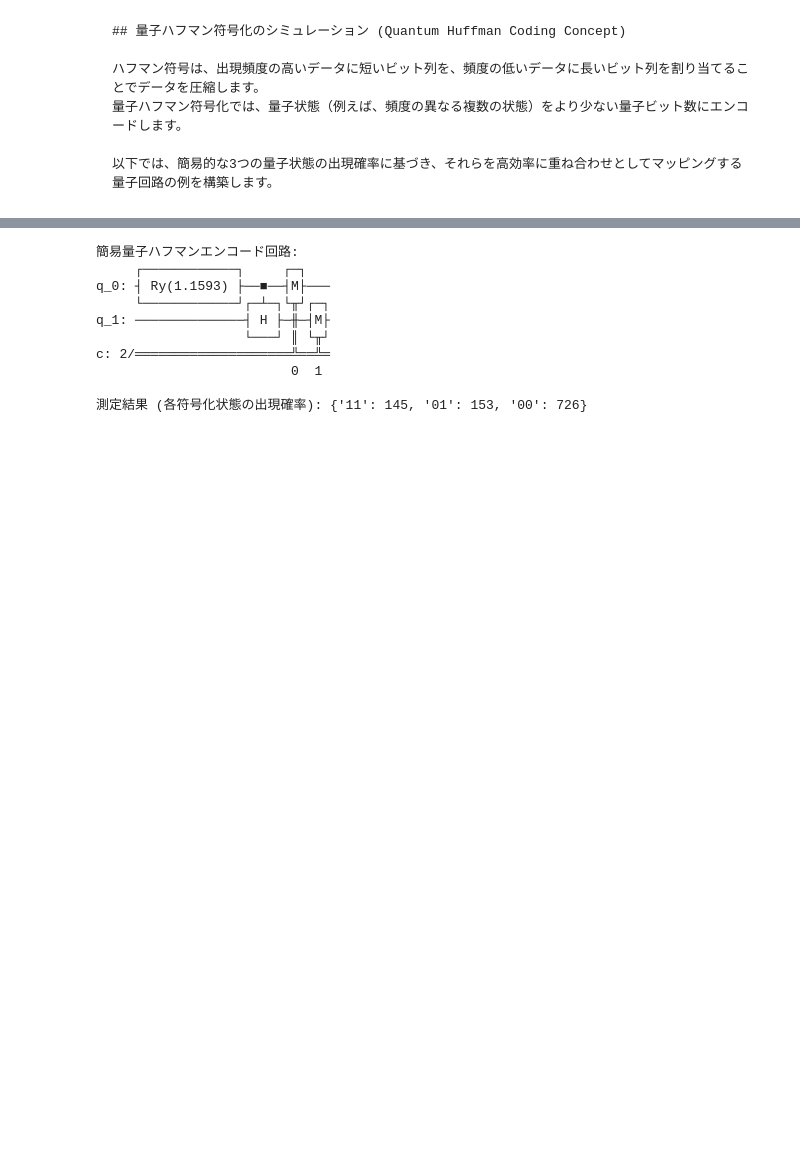
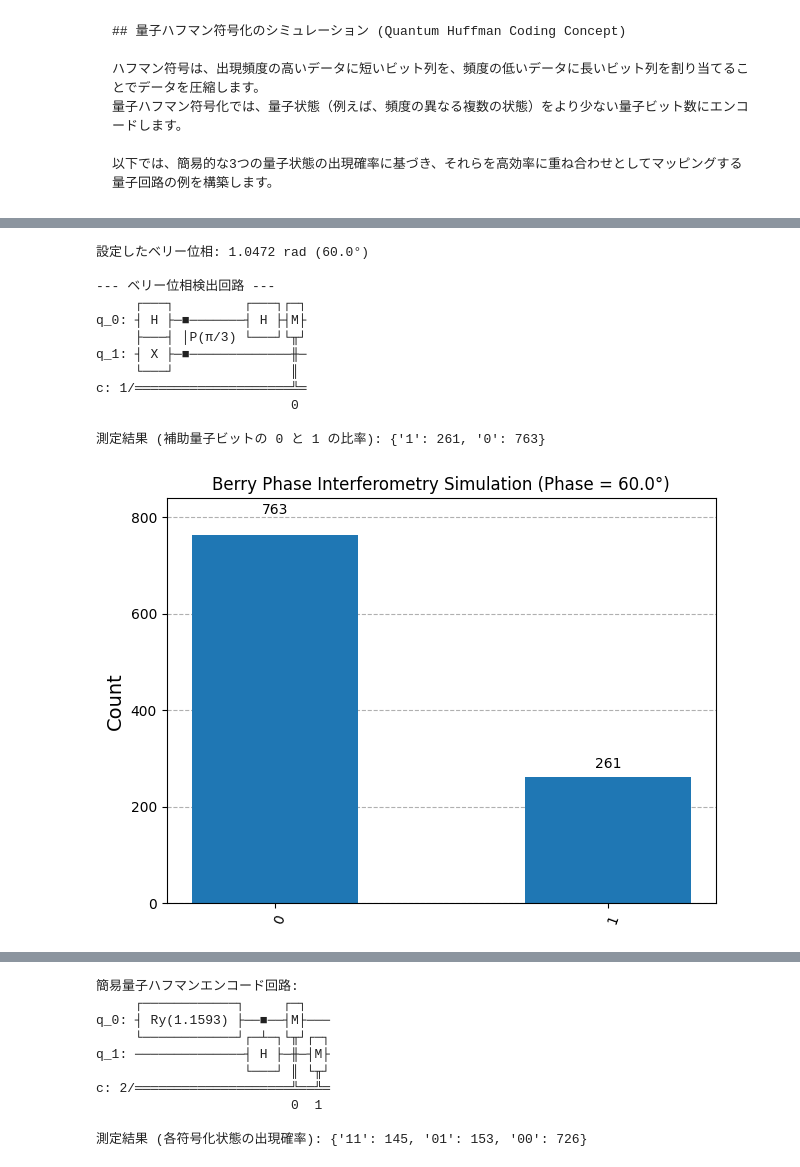
Before and after one commit to degital-secretary/Personal_Bell_Tests, a Jupyter notebook: huru_ipynb_のコピー.ipynb, the cells around one changed output, grey strips where cells are left out. Saved outputs shown, nothing was run; the diff lists cells and outputs as text; code cells hidden in the pictures; blank space fills up the shorter version.

```diff
--- a/huru_ipynb_のコピー.ipynb
+++ b/huru_ipynb_のコピー.ipynb
@@ -968,0 +1050,70 @@ https://utokyo-icepp.github.io/qc-workbook/ja/prerequisites.html
+# %%
+# 必要なパッケージのインストール
+!pip install -q qiskit qiskit-aer
+
+import numpy as np
+from qiskit import QuantumCircuit, transpile
+from qiskit_aer import AerSimulator
+from qiskit.visualization import plot_histogram
+import matplotlib.pyplot as plt
+
+def simulate_berry_phase(geometric_phase_angle):
+    # 2量子ビット、1古典ビットの回路を作成
+    # q0: 幾何学的位相を検出するための補助(アンシラ)量子ビット
+    # q1: 幾何学的位相を獲得させるターゲット量子ビット
+    qc = QuantumCircuit(2, 1)
+
+    # 1. 補助量子ビットを重ね合わせ状態にする
+    qc.h(0)
+
+    # 2. ターゲット量子ビットを特定状態に準備（例：|1>）
+    qc.x(1)
+
+    # 3. 幾何学的パラメータ空間の閉経路に対応する「制御回転（Phase）操作」を適用
+    # これにより、q0の|1>状態のみに exp(i * geometric_phase) の相対位相がキックバックされます
+    qc.cp(geometric_phase_angle, 0, 1)
+
+    # 4. 位相変化を確率（振幅）変化に変換するために再びHadamardを適用
+    qc.h(0)
+
+    # 5. 補助量子ビットを測定
+    qc.measure(0, 0)
+
+    return qc
+
+# 例：ベリー位相が π/3 (60度) の場合
+phase_val = np.pi / 3
+qc_berry = simulate_berry_phase(phase_val)
+
+print(f"設定したベリー位相: {phase_val:.4f} rad ({np.degrees(phase_val):.1f}°)")
+print("\n--- ベリー位相検出回路 ---")
+print(qc_berry.draw(output='text'))
+
+# シミュレーターでの実行
+simulator = AerSimulator()
+transpiled_qc = transpile(qc_berry, simulator)
+job = simulator.run(transpiled_qc, shots=1024)
+result = job.result()
+counts = result.get_counts(qc_berry)
+
+print(f"\n測定結果 (補助量子ビットの 0 と 1 の比率): {counts}")
+
+# 理論値との比較
+# 補助ビットが |0> である確率 P(0) = cos(theta/2)^2
+# ここでの相対位相は設定した位相に対応します
+fig = plot_histogram(counts, title=f'Berry Phase Interferometry Simulation (Phase = {np.degrees(phase_val):.1f}°)')
+display(fig)
+# %% [output]
+設定したベリー位相: 1.0472 rad (60.0°)
+
+--- ベリー位相検出回路 ---
+     ┌───┐         ┌───┐┌─┐
+q_0: ┤ H ├─■───────┤ H ├┤M├
+     ├───┤ │P(π/3) └───┘└╥┘
+q_1: ┤ X ├─■─────────────╫─
+     └───┘               ║
+c: 1/════════════════════╩═
+                         0
+
+測定結果 (補助量子ビットの 0 と 1 の比率): {'1': 261, '0': 763}
+[figure, added]
```
Also changed, not shown: parts of 3 cells of this notebook.
